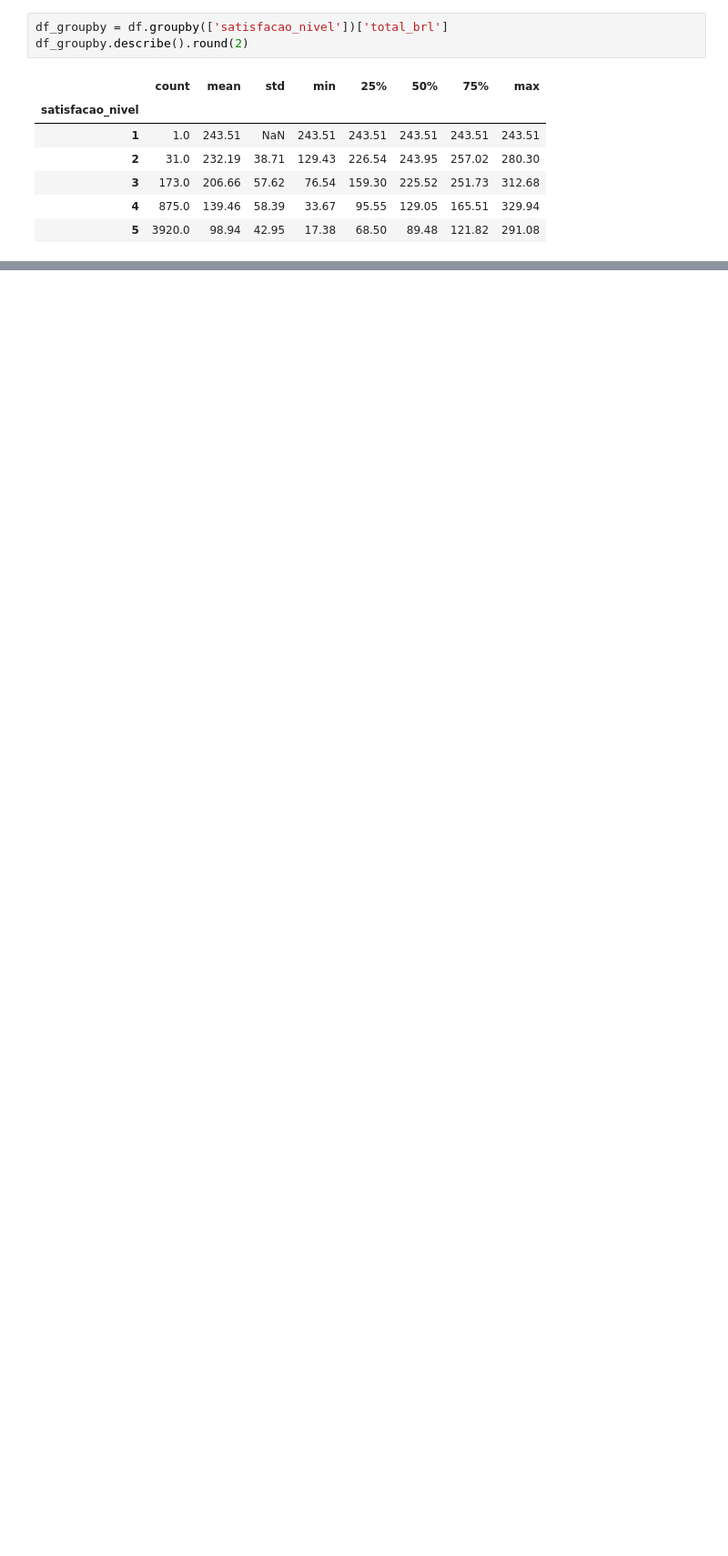
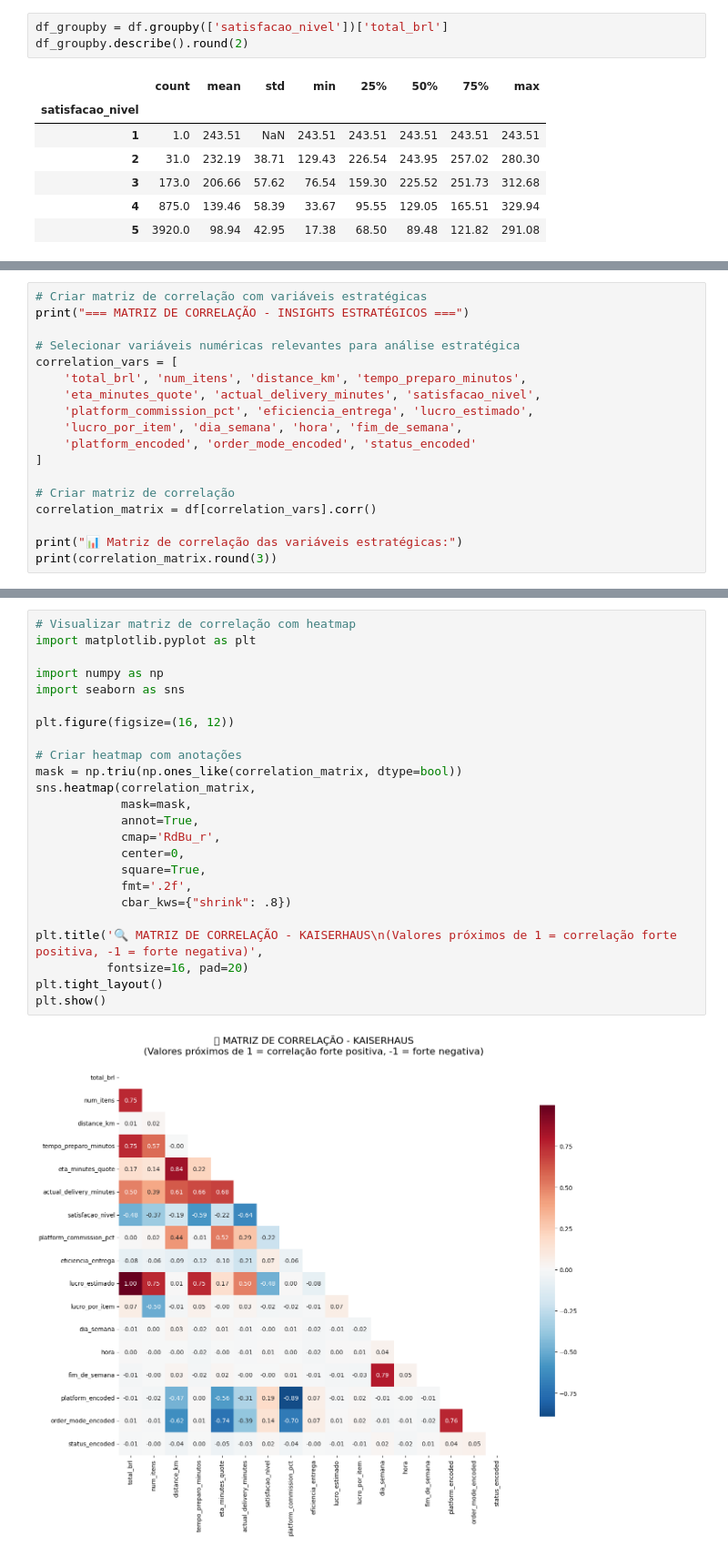
Before and after one commit to joaobaungartner/analise-de-dados, a Jupyter notebook: analise-de-dados.ipynb, the cells around one changed output, grey strips where cells are left out. Shown at 91% size. Drawn from its saved outputs; the diff is of its cells as text; blank space fills up the shorter version.

```diff
--- a/analise-de-dados.ipynb
+++ b/analise-de-dados.ipynb
@@ -360,0 +710,18 @@ df_groupby.describe().round(2)
+# %%
+# Criar matriz de correlação com variáveis estratégicas
+print("=== MATRIZ DE CORRELAÇÃO - INSIGHTS ESTRATÉGICOS ===")
+
+# Selecionar variáveis numéricas relevantes para análise estratégica
+correlation_vars = [
+    'total_brl', 'num_itens', 'distance_km', 'tempo_preparo_minutos',
+    'eta_minutes_quote', 'actual_delivery_minutes', 'satisfacao_nivel',
+    'platform_commission_pct', 'eficiencia_entrega', 'lucro_estimado',
+    'lucro_por_item', 'dia_semana', 'hora', 'fim_de_semana',
+    'platform_encoded', 'order_mode_encoded', 'status_encoded'
+]
+
+# Criar matriz de correlação
+correlation_matrix = df[correlation_vars].corr()
+
+print("📊 Matriz de correlação das variáveis estratégicas:")
+print(correlation_matrix.round(3))
@@ -360,0 +746,26 @@ df_groupby.describe().round(2)
+# %%
+# Visualizar matriz de correlação com heatmap
+import matplotlib.pyplot as plt
+
+import numpy as np
+import seaborn as sns
+
+plt.figure(figsize=(16, 12))
+
+# Criar heatmap com anotações
+mask = np.triu(np.ones_like(correlation_matrix, dtype=bool))
+sns.heatmap(correlation_matrix,
+            mask=mask,
+            annot=True,
+            cmap='RdBu_r',
+            center=0,
+            square=True,
+            fmt='.2f',
+            cbar_kws={"shrink": .8})
+
+plt.title('🔍 MATRIZ DE CORRELAÇÃO - KAISERHAUS\n(Valores próximos de 1 = correlação forte positiva, -1 = forte negativa)',
+          fontsize=16, pad=20)
+plt.tight_layout()
+plt.show()
+# %% [output]
+[figure, added]
```
Also changed, not shown: parts of 12 cells of this notebook.
